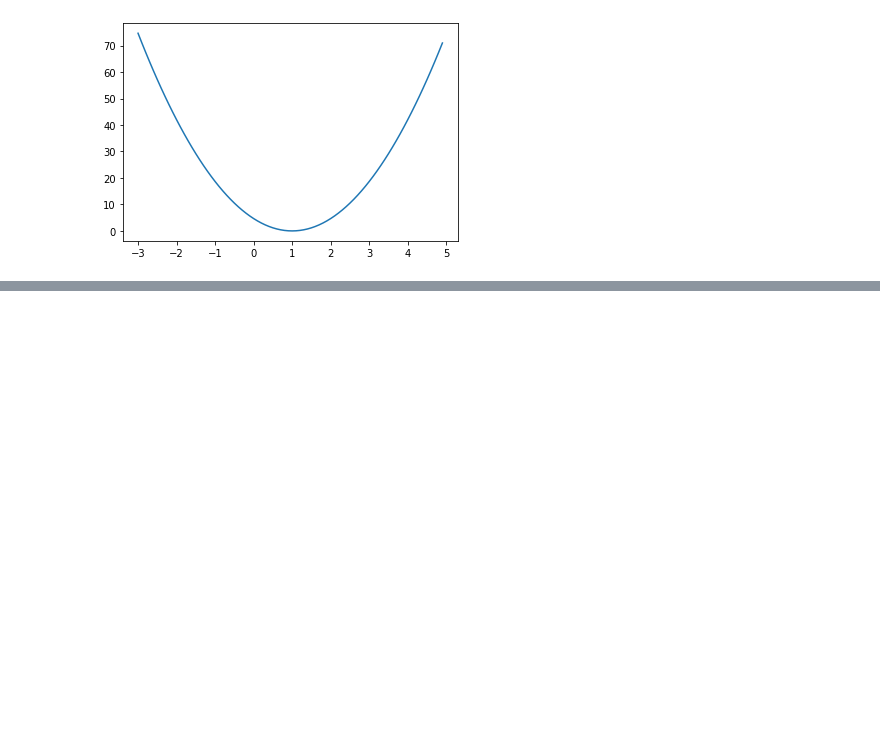
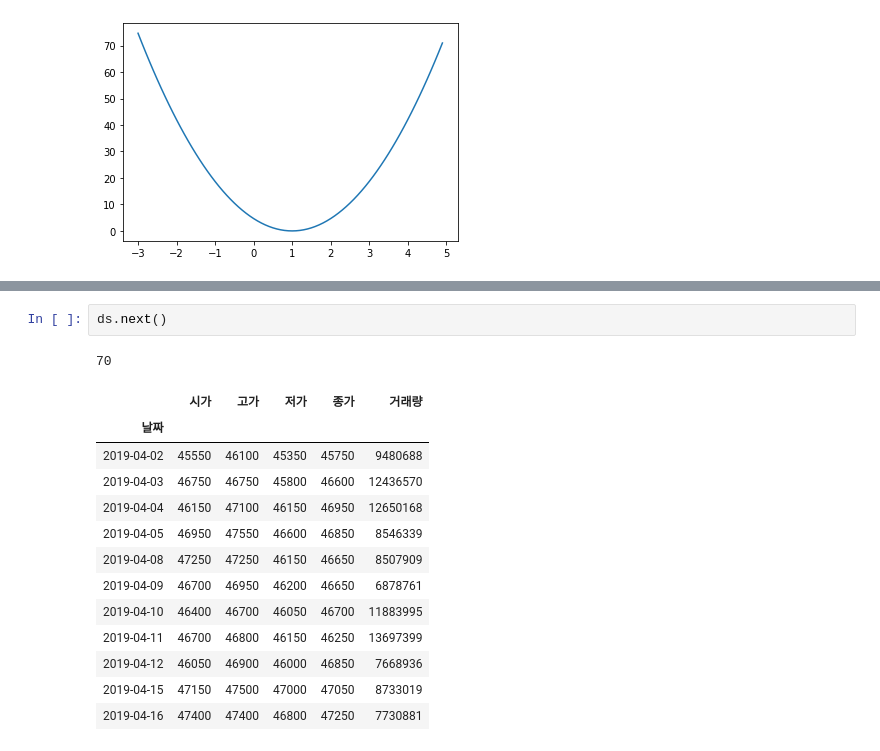
Before and after one commit to yunhacho/jupyterNotebook, a Jupyter notebook: Untitled.ipynb, the cells around one changed output, grey strips where cells are left out. Drawn from its saved outputs; the diff is of its cells as text; blank space fills up the shorter version.

```diff
--- a/Untitled.ipynb
+++ b/Untitled.ipynb
@@ -33,0 +197,17 @@ plt.show()
+# %%
+ds.next()
+# %% [output]
+70
+|  | 시가 | 고가 | 저가 | 종가 | 거래량 |
+| 날짜 |  |  |  |  |  |
+| 2019-04-02 | 45550 | 46100 | 45350 | 45750 | 9480688 |
+| 2019-04-03 | 46750 | 46750 | 45800 | 46600 | 12436570 |
+| 2019-04-04 | 46150 | 47100 | 46150 | 46950 | 12650168 |
+| 2019-04-05 | 46950 | 47550 | 46600 | 46850 | 8546339 |
+| 2019-04-08 | 47250 | 47250 | 46150 | 46650 | 8507909 |
+| 2019-04-09 | 46700 | 46950 | 46200 | 46650 | 6878761 |
+| 2019-04-10 | 46400 | 46700 | 46050 | 46700 | 11883995 |
+| 2019-04-11 | 46700 | 46800 | 46150 | 46250 | 13697399 |
+| 2019-04-12 | 46050 | 46900 | 46000 | 46850 | 7668936 |
+| 2019-04-15 | 47150 | 47500 | 47000 | 47050 | 8733019 |
+| 2019-04-16 | 47400 | 47400 | 46800 | 47250 | 7730881 |
```
Also changed, not shown: parts of 9 cells of this notebook, 3 other files.
